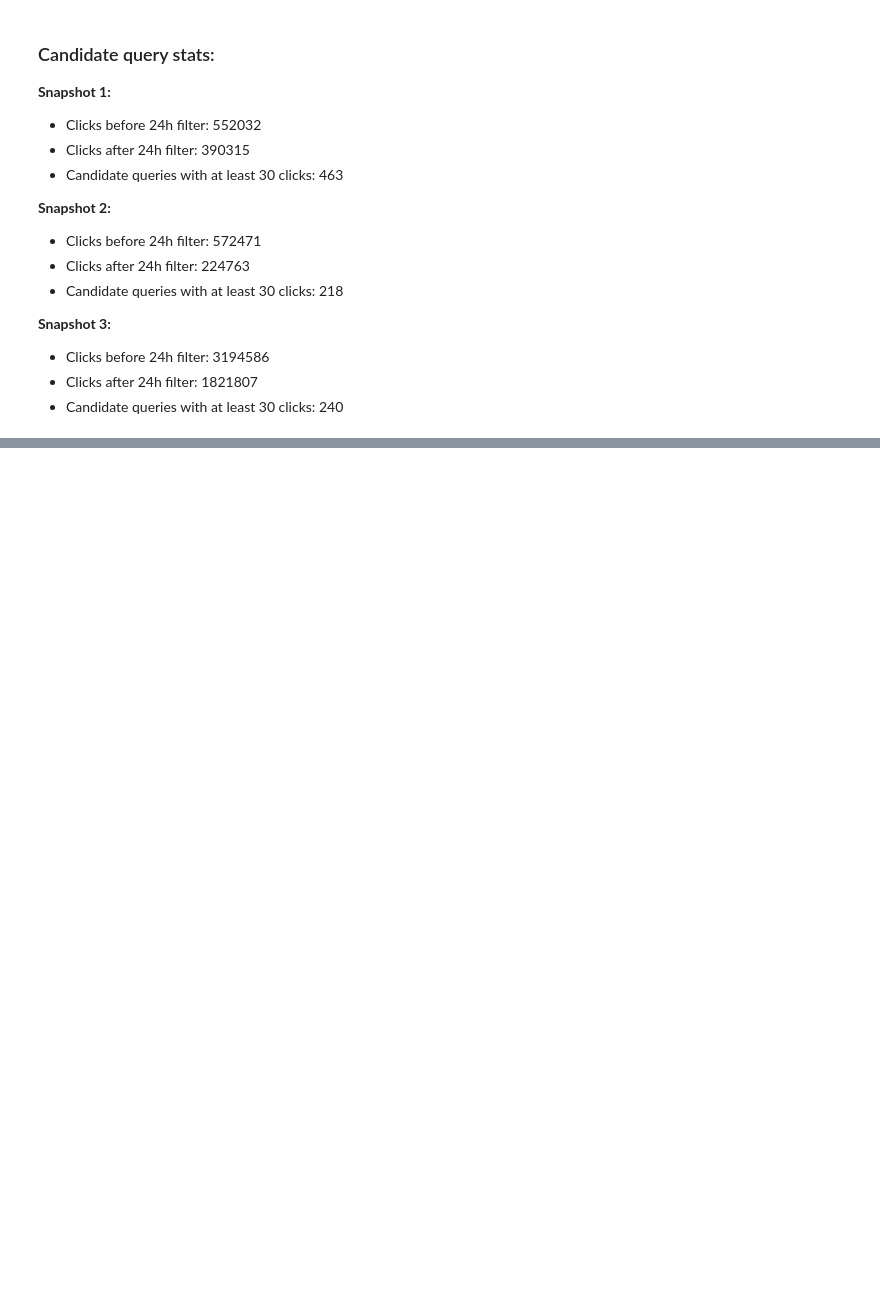
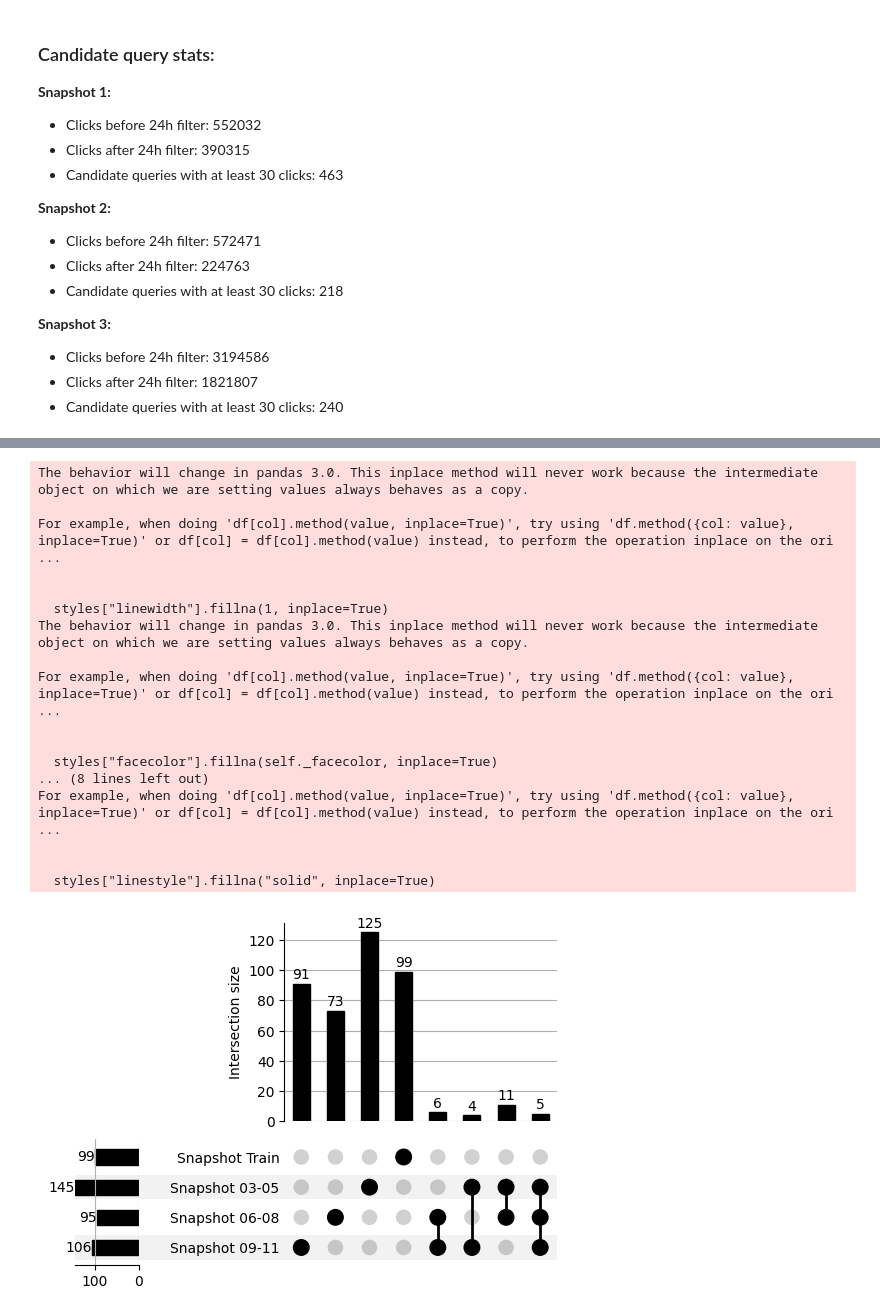
Before and after one commit to clef-longeval/longeval-cli, a Jupyter notebook: scripts/candidate-queries.ipynb, the cells around one changed output, grey strips where cells are left out. Drawn from its saved outputs; the diff is of its cells as text; code cells hidden in the pictures; blank space fills up the shorter version.

```diff
--- a/scripts/candidate-queries.ipynb
+++ b/scripts/candidate-queries.ipynb
@@ -91,0 +344,15 @@ candidate_queries = filter_candidate_queries(clicks, searches)
+# %%
+def prepare_data(snapshots):
+    names = {
+        "train" : "Snapshot Train",
+        1: "Snapshot 03-05",
+        2: "Snapshot 06-08",
+        3: "Snapshot 09-11"
+    }
+    data = {}
+    for i, d in enumerate(snapshots):
+        queries = d["query_id"].unique().tolist()
+        data[names[list(names.keys())[i]]] = queries
+    return data
+# %%
+data = prepare_data([snapshot_train, snapshot_1, snapshot_2, snapshot_3])
@@ -91,0 +362,22 @@ candidate_queries = filter_candidate_queries(clicks, searches)
+# %%
+mysets = from_contents(data)
+ax_dict = UpSet(mysets, sort_categories_by="-input",subset_size="count", show_counts=True).plot()
+# %% [output]
+The behavior will change in pandas 3.0. This inplace method will never work because the intermediate object on which we are setting values always behaves as a copy.
+
+For example, when doing 'df[col].method(value, inplace=True)', try using 'df.method({col: value}, inplace=True)' or df[col] = df[col].method(value) instead, to perform the operation inplace on the ori ...
+
+
+  styles["linewidth"].fillna(1, inplace=True)
+The behavior will change in pandas 3.0. This inplace method will never work because the intermediate object on which we are setting values always behaves as a copy.
+
+For example, when doing 'df[col].method(value, inplace=True)', try using 'df.method({col: value}, inplace=True)' or df[col] = df[col].method(value) instead, to perform the operation inplace on the ori ...
+
+
+  styles["facecolor"].fillna(self._facecolor, inplace=True)
+... (8 lines left out)
+For example, when doing 'df[col].method(value, inplace=True)', try using 'df.method({col: value}, inplace=True)' or df[col] = df[col].method(value) instead, to perform the operation inplace on the ori ...
+
+
+  styles["linestyle"].fillna("solid", inplace=True)
+[figure, added]
```
Also changed, not shown: parts of 25 cells of this notebook, 10 other files.
